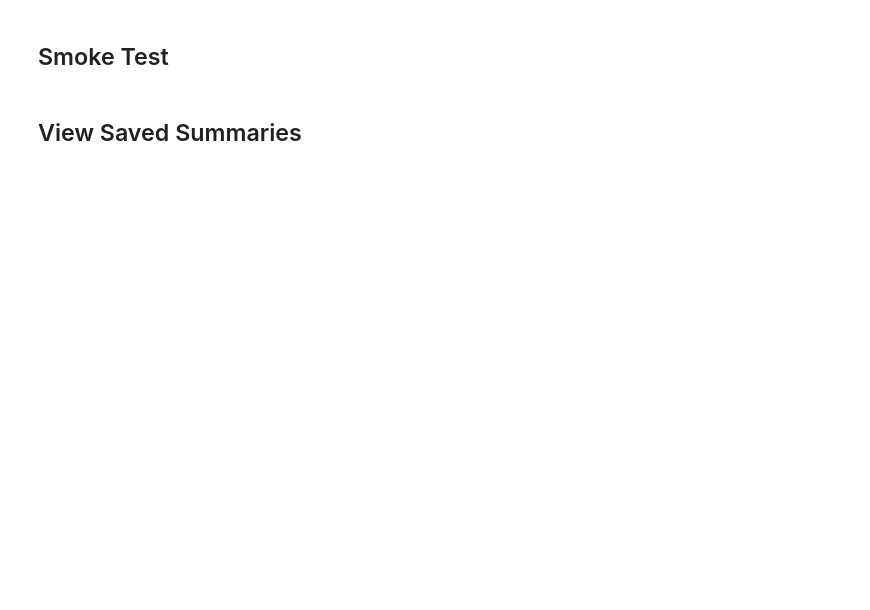
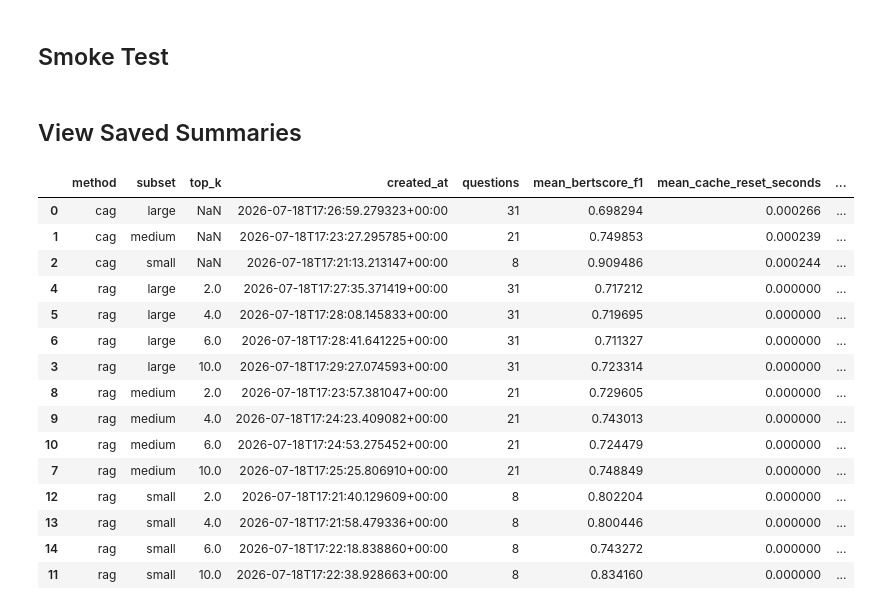
Before and after one commit to Abdullah-Alamodi/rag-vs-cag, a Jupyter notebook: rag_vs_cag_experiment.ipynb, the cells around one changed output. Cells and saved outputs as stored; diff of their text form; code cells hidden in the pictures; blank space fills up the shorter version.

```diff
--- a/rag_vs_cag_experiment.ipynb
+++ b/rag_vs_cag_experiment.ipynb
@@ -38,0 +263,19 @@ pd.DataFrame(summaries)
+# %%
+summaries_df.sort_values(['method', 'subset', 'top_k'], na_position='last')
+# %% [output]
+|  | method | subset | top_k | created_at | questions | mean_bertscore_f1 | mean_cache_reset_seconds | ... |
+| 0 | cag | large | NaN | 2026-07-18T17:26:59.279323+00:00 | 31 | 0.698294 | 0.000266 | ... |
+| 1 | cag | medium | NaN | 2026-07-18T17:23:27.295785+00:00 | 21 | 0.749853 | 0.000239 | ... |
+| 2 | cag | small | NaN | 2026-07-18T17:21:13.213147+00:00 | 8 | 0.909486 | 0.000244 | ... |
+| 4 | rag | large | 2.0 | 2026-07-18T17:27:35.371419+00:00 | 31 | 0.717212 | 0.000000 | ... |
+| 5 | rag | large | 4.0 | 2026-07-18T17:28:08.145833+00:00 | 31 | 0.719695 | 0.000000 | ... |
+| 6 | rag | large | 6.0 | 2026-07-18T17:28:41.641225+00:00 | 31 | 0.711327 | 0.000000 | ... |
+| 3 | rag | large | 10.0 | 2026-07-18T17:29:27.074593+00:00 | 31 | 0.723314 | 0.000000 | ... |
+| 8 | rag | medium | 2.0 | 2026-07-18T17:23:57.381047+00:00 | 21 | 0.729605 | 0.000000 | ... |
+| 9 | rag | medium | 4.0 | 2026-07-18T17:24:23.409082+00:00 | 21 | 0.743013 | 0.000000 | ... |
+| 10 | rag | medium | 6.0 | 2026-07-18T17:24:53.275452+00:00 | 21 | 0.724479 | 0.000000 | ... |
+| 7 | rag | medium | 10.0 | 2026-07-18T17:25:25.806910+00:00 | 21 | 0.748849 | 0.000000 | ... |
+| 12 | rag | small | 2.0 | 2026-07-18T17:21:40.129609+00:00 | 8 | 0.802204 | 0.000000 | ... |
+| 13 | rag | small | 4.0 | 2026-07-18T17:21:58.479336+00:00 | 8 | 0.800446 | 0.000000 | ... |
+| 14 | rag | small | 6.0 | 2026-07-18T17:22:18.838860+00:00 | 8 | 0.743272 | 0.000000 | ... |
+| 11 | rag | small | 10.0 | 2026-07-18T17:22:38.928663+00:00 | 8 | 0.834160 | 0.000000 | ... |
```
Also changed, not shown: parts of 11 cells of this notebook, 6 other files.
